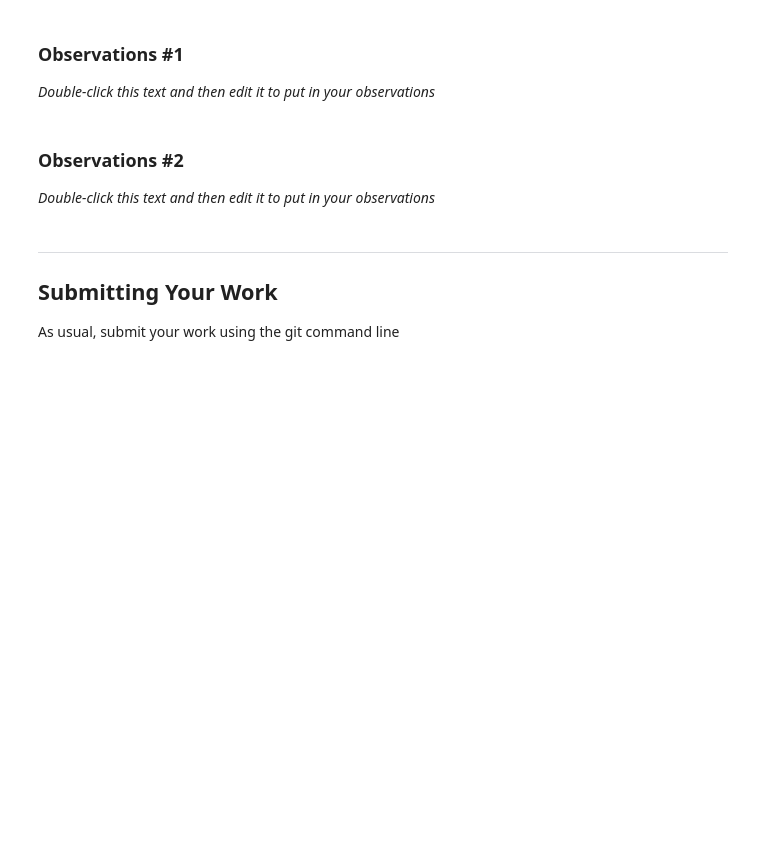
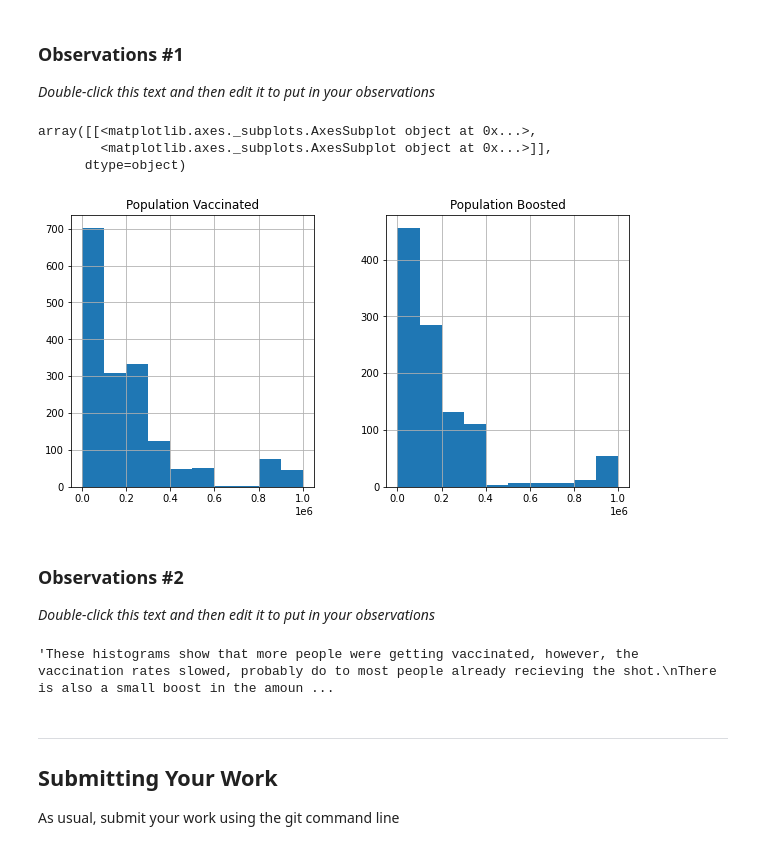
Before and after one commit to devomartino/hds5210-2022, a Jupyter notebook: week09/week09_assignment_2.ipynb, the cells around one changed output. Cells and saved outputs as stored; diff of their text form; code cells hidden in the pictures; blank space fills up the shorter version.

```diff
--- a/week09/week09_assignment_2.ipynb
+++ b/week09/week09_assignment_2.ipynb
@@ -240,10 +246,21 @@ data.head()
 _Double-click this text and then edit it to put in your observations_
 # %%
 # More code here to do a second visualization...
+data[['Population Vaccinated', 'Population Boosted']].hist(range = [0,1000000], figsize=(10,5))
+# %% [output]
+array([[<matplotlib.axes._subplots.AxesSubplot object at 0x...>,
+        <matplotlib.axes._subplots.AxesSubplot object at 0x...>]],
+      dtype=object)
+[figure, added]
 # %% [markdown]
 ### Observations #2
 
 _Double-click this text and then edit it to put in your observations_
+# %%
+"""These histograms show that more people were getting vaccinated, however, the vaccination rates slowed, probably do to most people already recieving the shot.
+There is also a small boost in the amount of people getting boosted now."""
+# %% [output]
+'These histograms show that more people were getting vaccinated, however, the vaccination rates slowed, probably do to most people already recieving the shot.\nThere is also a small boost in the amoun ...
 # %% [markdown]
 
 
```
Also changed, not shown: parts of 2 cells of this notebook, 3 other files.
